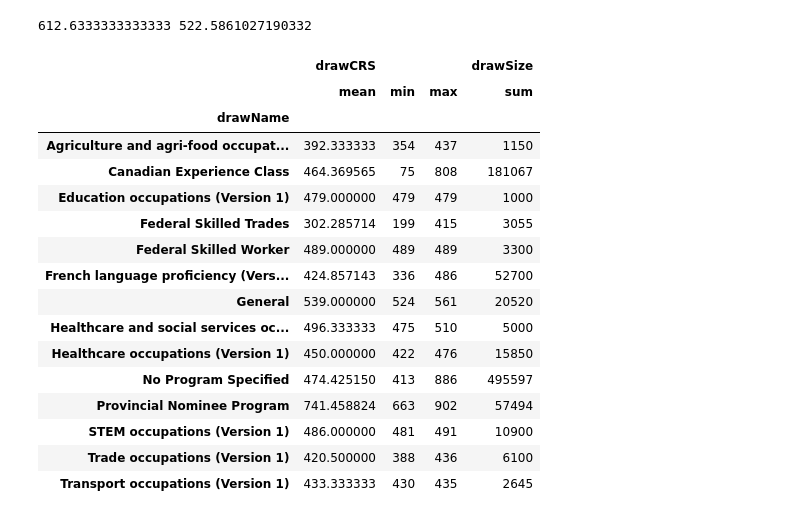
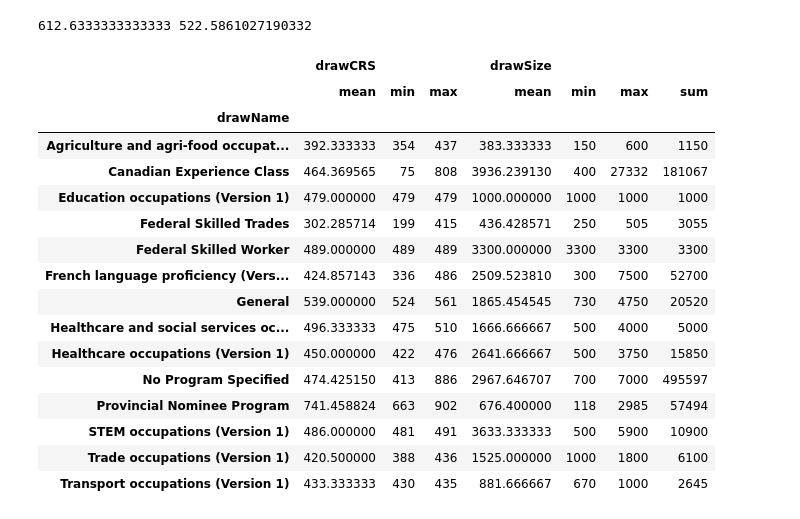
Before and after one commit to AlexMtzRmz0212/ExpressEntryDrawsAnalysis, a Jupyter notebook: Notebooks/Analysis.ipynb, the cells around one changed output. Saved outputs shown, nothing was run; the diff lists cells and outputs as text; code cells hidden in the pictures.

```diff
--- a/Scripts/Inspect.ipynb
+++ b/Notebooks/Analysis.ipynb
@@ -20,6 +20,8 @@ print(len(missing_draw_cutoff), "missing drawCutOff values to keep in mind")
 df['drawDate'] = pd.to_datetime(df['drawDate'])
 # df['drawNumber'] = df['drawNumber'].astype(int) There is a problem with the conversion
 # because there is a 91a and a 91b draw Numbers
+# Turn drawSize to numeric
+df['drawSize'] = df['drawSize'].replace({',': ''}, regex=True).astype(int)
 # print(df.info())
 # %%
 print(df.describe())
@@ -118,22 +120,22 @@ print(recent['drawCRS'].mean(), past['drawCRS'].mean())
 # %% [output]
 612.6333333333333 522.5861027190332
 # %%
-df.groupby('drawName').agg({'drawCRS': ['mean', 'min', 'max'], 'drawSize': 'sum'})
+df.groupby('drawName').agg({'drawCRS': ['mean', 'min', 'max'], 'drawSize': ['mean','min', 'max','sum']})
 # %% [output]
-|  | drawCRS |  |  | drawSize |
-|  | mean | min | max | sum |
-| drawName |  |  |  |  |
-| Agriculture and agri-food occupat... | 392.333333 | 354 | 437 | 1150 |
-| Canadian Experience Class | 464.369565 | 75 | 808 | 181067 |
-| Education occupations (Version 1) | 479.000000 | 479 | 479 | 1000 |
-| Federal Skilled Trades | 302.285714 | 199 | 415 | 3055 |
-| Federal Skilled Worker | 489.000000 | 489 | 489 | 3300 |
-| French language proficiency (Vers... | 424.857143 | 336 | 486 | 52700 |
-| General | 539.000000 | 524 | 561 | 20520 |
-| Healthcare and social services oc... | 496.333333 | 475 | 510 | 5000 |
-| Healthcare occupations (Version 1) | 450.000000 | 422 | 476 | 15850 |
-| No Program Specified | 474.425150 | 413 | 886 | 495597 |
-| Provincial Nominee Program | 741.458824 | 663 | 902 | 57494 |
-| STEM occupations (Version 1) | 486.000000 | 481 | 491 | 10900 |
-| Trade occupations (Version 1) | 420.500000 | 388 | 436 | 6100 |
-| Transport occupations (Version 1) | 433.333333 | 430 | 435 | 2645 |
+|  | drawCRS |  |  | drawSize |  |  |  |
+|  | mean | min | max | mean | min | max | sum |
+| drawName |  |  |  |  |  |  |  |
+| Agriculture and agri-food occupat... | 392.333333 | 354 | 437 | 383.333333 | 150 | 600 | 1150 |
+| Canadian Experience Class | 464.369565 | 75 | 808 | 3936.239130 | 400 | 27332 | 181067 |
+| Education occupations (Version 1) | 479.000000 | 479 | 479 | 1000.000000 | 1000 | 1000 | 1000 |
+| Federal Skilled Trades | 302.285714 | 199 | 415 | 436.428571 | 250 | 505 | 3055 |
+| Federal Skilled Worker | 489.000000 | 489 | 489 | 3300.000000 | 3300 | 3300 | 3300 |
+| French language proficiency (Vers... | 424.857143 | 336 | 486 | 2509.523810 | 300 | 7500 | 52700 |
+| General | 539.000000 | 524 | 561 | 1865.454545 | 730 | 4750 | 20520 |
+| Healthcare and social services oc... | 496.333333 | 475 | 510 | 1666.666667 | 500 | 4000 | 5000 |
+| Healthcare occupations (Version 1) | 450.000000 | 422 | 476 | 2641.666667 | 500 | 3750 | 15850 |
+| No Program Specified | 474.425150 | 413 | 886 | 2967.646707 | 700 | 7000 | 495597 |
+| Provincial Nominee Program | 741.458824 | 663 | 902 | 676.400000 | 118 | 2985 | 57494 |
+| STEM occupations (Version 1) | 486.000000 | 481 | 491 | 3633.333333 | 500 | 5900 | 10900 |
+| Trade occupations (Version 1) | 420.500000 | 388 | 436 | 1525.000000 | 1000 | 1800 | 6100 |
+| Transport occupations (Version 1) | 433.333333 | 430 | 435 | 881.666667 | 670 | 1000 | 2645 |
```
Also changed, not shown: parts of 2 cells of this notebook, 11 other files.
